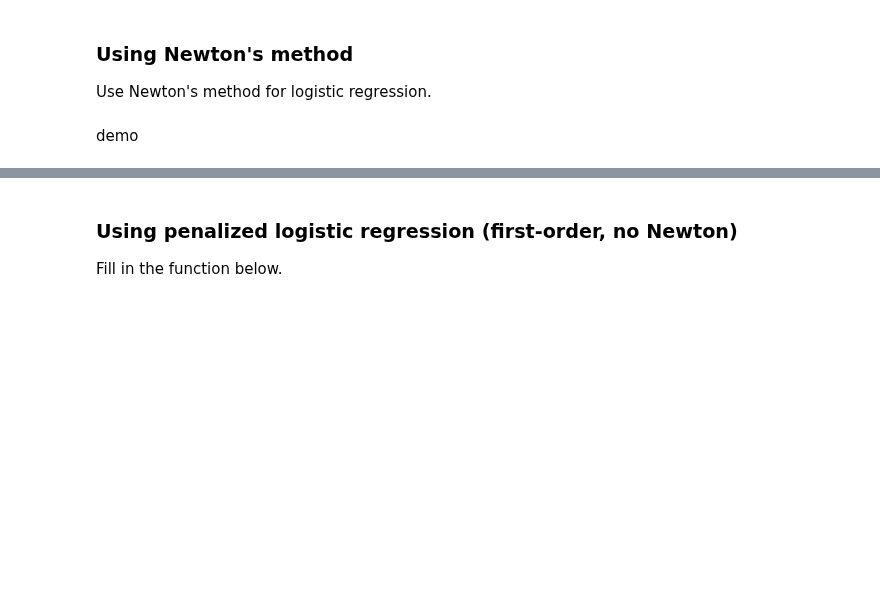
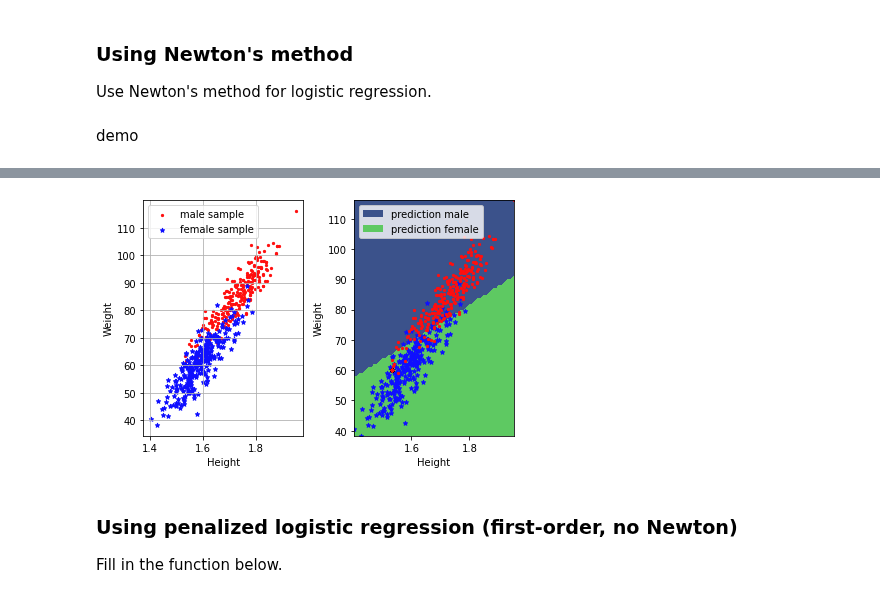
Before and after one commit to epfml/ML_course, a Jupyter notebook: labs/ex05/template/ex05.ipynb, the cells around one changed output, grey strips where cells are left out. Saved outputs shown, nothing was run; the diff lists cells and outputs as text; code cells hidden in the pictures; blank space fills up the shorter version.

```diff
--- a/labs/ex05/template/ex05.ipynb
+++ b/labs/ex05/template/ex05.ipynb
@@ -127,23 +140,24 @@ logistic_regression_gradient_descent_demo(y, x)
 # %% [markdown]
 Calculate your Hessian below
-# %%
-def calculate_hessian(y, tx, w):
-    """return the Hessian of the loss function."""
-    # ***************************************************
-    # INSERT YOUR CODE HERE
-    # calculate Hessian: TODO
-    # ***************************************************
-    raise NotImplementedError
+# %%
+def calculate_hessian(y, tx, w):
+    """return the hessian of the loss function."""
+    pred = sigmoid(tx.dot(w)).squeeze()
+    pred = np.diag(pred.T)
+    r = np.multiply(pred, (1-pred))
+    return tx.T.dot(r).dot(tx)
 # %% [markdown]
 Write a function below to return loss, gradient, and Hessian.
 # %%
 def logistic_regression(y, tx, w):
     """return the loss, gradient, and Hessian."""
     # ***************************************************
-    # INSERT YOUR CODE HERE
-    # return loss, gradient, and Hessian: TODO
+    # return loss, gradient, and Hessian:
+    loss = calculate_loss(y, tx, w)
+    gradient = calculate_gradient(y, tx, w)
+    hessian = calculate_hessian(y, tx, w)
     # ***************************************************
-    raise NotImplementedError
+    return loss, gradient, hessian
 # %% [markdown]
 ### Using Newton's method
 Use Newton's method for logistic regression.
@@ -154,15 +168,14 @@ def learning_by_newton_method(y, tx, w, gamma):
     return the loss and updated w.
     """
     # ***************************************************
-    # INSERT YOUR CODE HERE
-    # return loss, gradient and Hessian: TODO
+    # return loss, gradient and Hessian:
+    loss, gradient, hessian = logistic_regression(y, tx, w)
     # ***************************************************
-    raise NotImplementedError
+
     # ***************************************************
-    # INSERT YOUR CODE HERE
-    # update w: TODO
+    # update w:
+    w = w - gamma * np.linalg.solve(hessian, gradient)
     # ***************************************************
-    raise NotImplementedError
     return loss, w
 # %% [markdown]
 demo
@@ -172,7 +185,7 @@ def logistic_regression_newton_method_demo(y, x):
     max_iter = 100
     threshold = 1e-8
     lambda_ = 0.1
-    gamma = 1.
+    gamma = 1
     losses = []
 
     # build tx
@@ -195,3 +208,4 @@ def logistic_regression_newton_method_demo(y, x):
     print("loss={l}".format(l=calculate_loss(y, tx, w)))
 
 logistic_regression_newton_method_demo(y, x)
+# %% [output]
@@ -198,3 +222,4 @@ logistic_regression_newton_method_demo(y, x)
+[figure, added]
 # %% [markdown]
 ### Using penalized logistic regression (first-order, no Newton)
 Fill in the function below.
```
Also changed, not shown: parts of 13 cells of this notebook, 7 other files.
